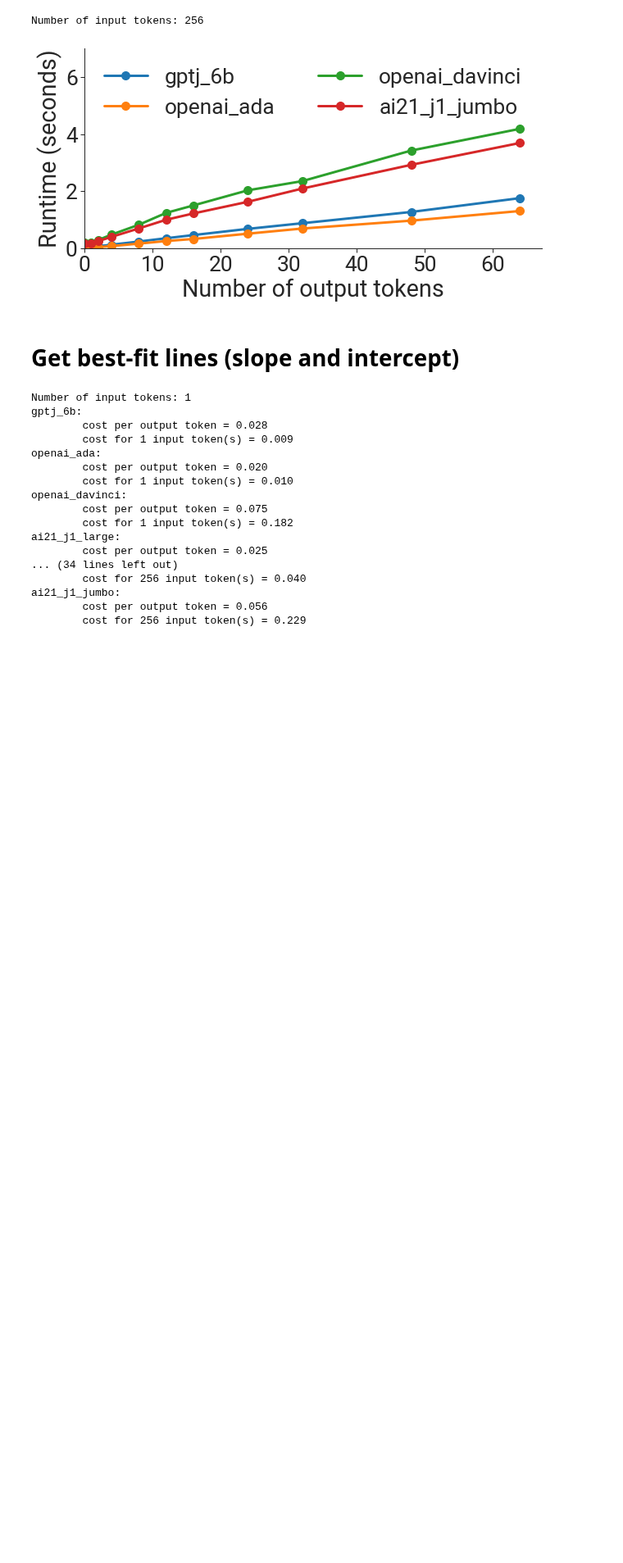
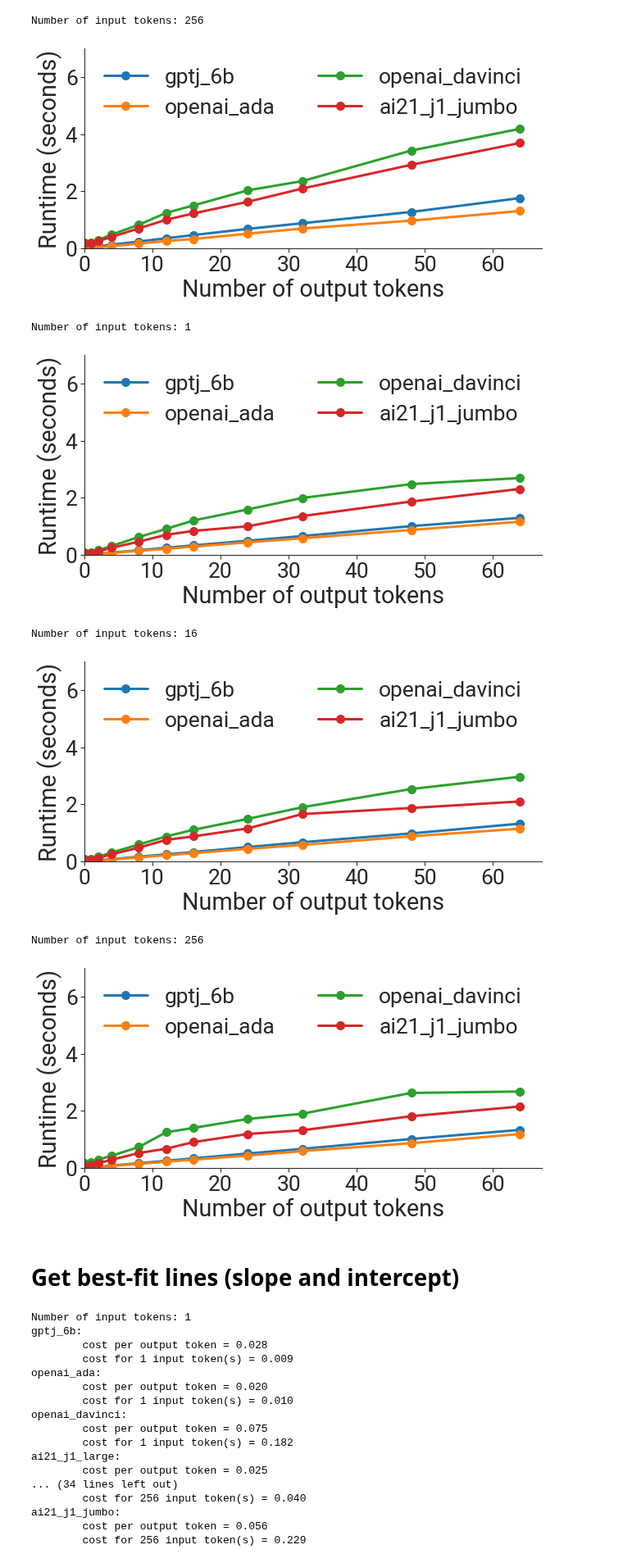
Before and after one commit to stanford-crfm/helm-efficiency, a Jupyter notebook: runtime_scaling.ipynb, the cells around one changed output. Shown at 82% size. Cells and saved outputs as stored; diff of their text form; code cells hidden in the pictures; blank space fills up the shorter version.

```diff
--- a/runtime_scaling.ipynb
+++ b/runtime_scaling.ipynb
@@ -79,10 +80,11 @@ def plot_per_model_runtimes(runtimes, model, all_num_input_tokens):
     sns.despine()
     plt.show()
 # %%
-plot_per_model_runtimes(runtimes, 'gptj_6b', [1, 16, 256])
-plot_per_model_runtimes(runtimes, 'openai_ada', [1, 16, 256])
-plot_per_model_runtimes(runtimes, 'openai_davinci', [1, 16, 256])
-plot_per_model_runtimes(runtimes, 'ai21_j1_jumbo', [1, 16, 256])
+# Plot V100 runtimes.
+plot_per_model_runtimes(v100_runtimes, 'gptj_6b', [1, 16, 256])
+plot_per_model_runtimes(v100_runtimes, 'openai_ada', [1, 16, 256])
+plot_per_model_runtimes(v100_runtimes, 'openai_davinci', [1, 16, 256])
+plot_per_model_runtimes(v100_runtimes, 'ai21_j1_jumbo', [1, 16, 256])
 # %% [output]
 gptj_6b
 [figure]
@@ -130,6 +148,19 @@ Number of input tokens: 16
 [figure]
 Number of input tokens: 256
 [figure]
+# %%
+# Plot A100 runtimes.
+models = ["gptj_6b", "openai_ada", "openai_davinci", "ai21_j1_jumbo"]
+plot_per_num_input_tokens_runtimes(a100_runtimes, models, 1)
+plot_per_num_input_tokens_runtimes(a100_runtimes, models, 16)
+plot_per_num_input_tokens_runtimes(a100_runtimes, models, 256)
+# %% [output]
+Number of input tokens: 1
+[figure, added]
+Number of input tokens: 16
+[figure, added]
+Number of input tokens: 256
+[figure, added]
 # %% [markdown]
 # Get best-fit lines (slope and intercept)
 # %%
```
Also changed, not shown: parts of 5 cells of this notebook.
